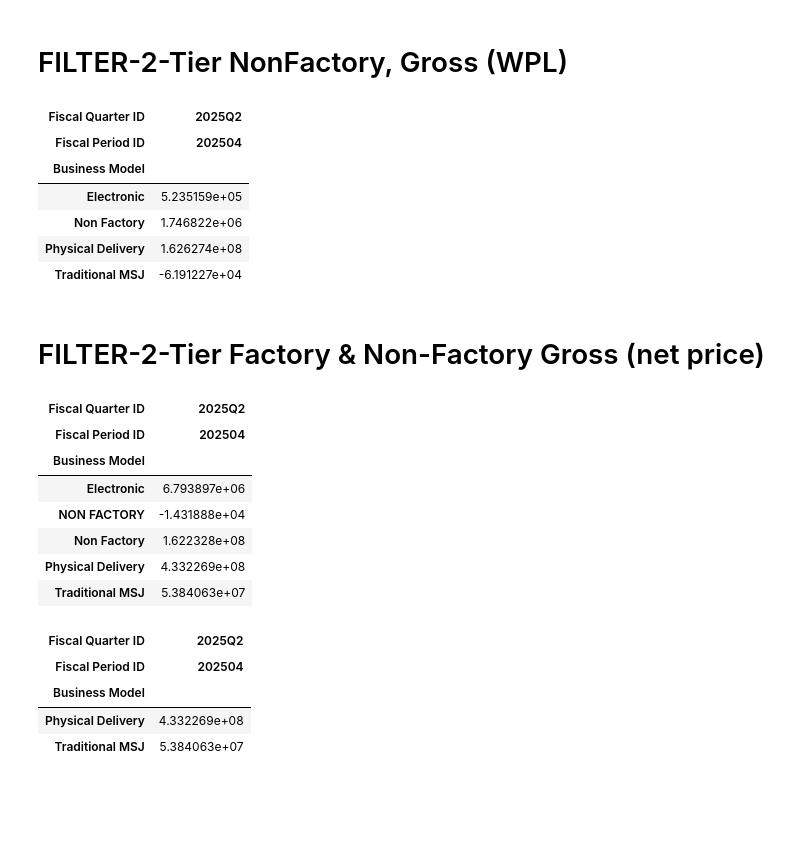
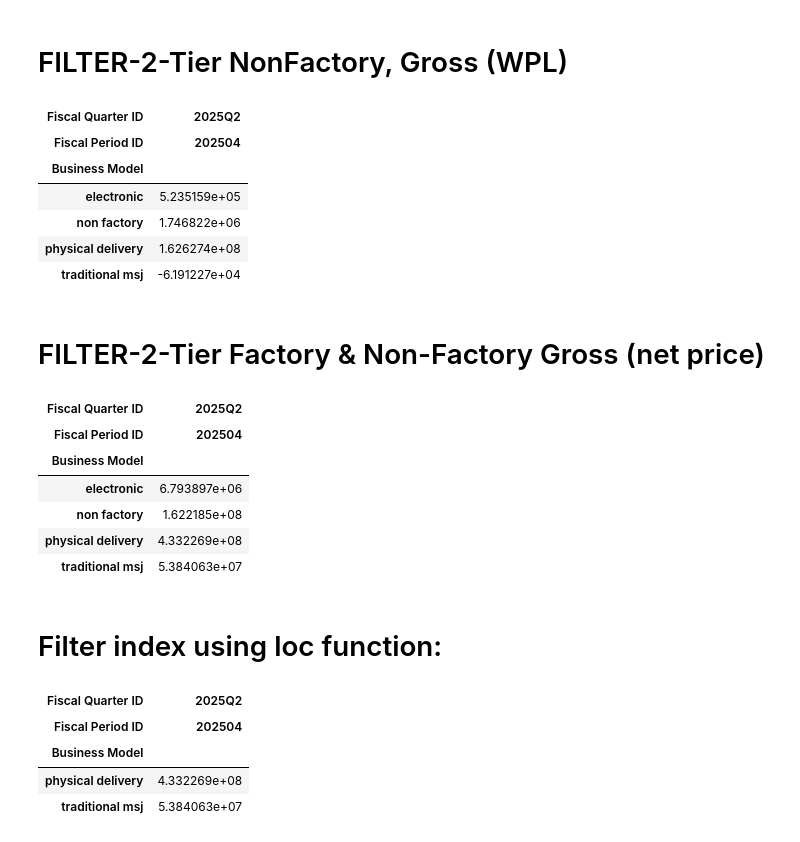
Before and after one commit to sudeshnab19/automation_projects, a Jupyter notebook: ExcelToPivot/excelto36pivots/ExcelToPivot_projectscenario-Copy1.ipynb, the cells around one changed output. Saved outputs shown, nothing was run; the diff lists cells and outputs as text; code cells hidden in the pictures; blank space fills up the shorter version.

```diff
--- a/ExcelToPivot/excelto36pivots/ExcelToPivot_projectscenario-Copy1.ipynb
+++ b/ExcelToPivot/excelto36pivots/ExcelToPivot_projectscenario-Copy1.ipynb
@@ -175,3 +97,0 @@ p3
-# %%
-df['Bookings Adjustments Type'] = df['Bookings Adjustments Type'].str.strip()
-df['Bookings Adjustments Type']
@@ -231,0 +125,3 @@ p3
+# %%
+df['Business Model']=df['Business Model'].apply(lambda x: str.lower(x))
+df['Business Model'].unique()
@@ -492,10 +382,10 @@ p15
 | Fiscal Quarter ID | 2025Q2 |
 | Fiscal Period ID | 202504 |
 | Business Model |  |
-| Electronic | 5.235159e+05 |
-| Non Factory | 1.746822e+06 |
-| Physical Delivery | 1.626274e+08 |
-| Traditional MSJ | -6.191227e+04 |
+| electronic | 5.235159e+05 |
+| non factory | 1.746822e+06 |
+| physical delivery | 1.626274e+08 |
+| traditional msj | -6.191227e+04 |
 # %% [markdown]
 # FILTER-2-Tier Factory & Non-Factory Gross (net price)
 # %%
@@ -511,16 +401,17 @@ p16
 | Fiscal Quarter ID | 2025Q2 |
 | Fiscal Period ID | 202504 |
 | Business Model |  |
-| Electronic | 6.793897e+06 |
-| NON FACTORY | -1.431888e+04 |
-| Non Factory | 1.622328e+08 |
-| Physical Delivery | 4.332269e+08 |
-| Traditional MSJ | 5.384063e+07 |
+| electronic | 6.793897e+06 |
+| non factory | 1.622185e+08 |
+| physical delivery | 4.332269e+08 |
+| traditional msj | 5.384063e+07 |
+# %% [markdown]
+# Filter index using loc function:
 # %%
-p16.loc[['Physical Delivery','Traditional MSJ']] # pass 2D array for dataframe
+p16.loc[['physical delivery','traditional msj']] # pass 2D array for dataframe
 # %% [output]
 | Fiscal Quarter ID | 2025Q2 |
 | Fiscal Period ID | 202504 |
 | Business Model |  |
-| Physical Delivery | 4.332269e+08 |
-| Traditional MSJ | 5.384063e+07 |
+| physical delivery | 4.332269e+08 |
+| traditional msj | 5.384063e+07 |
```
Also changed, not shown: parts of 35 cells of this notebook, 2 other files.
